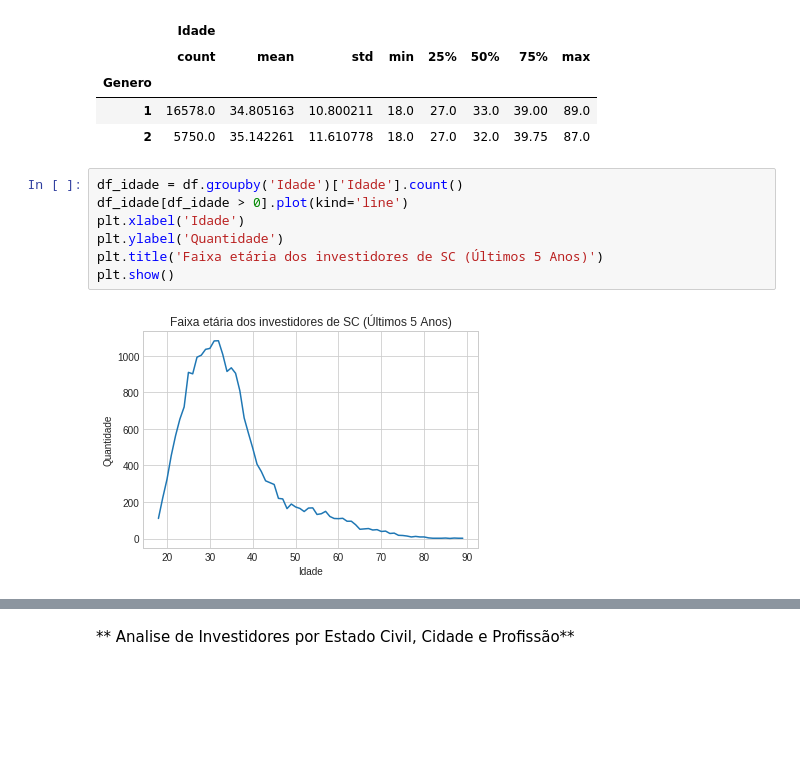
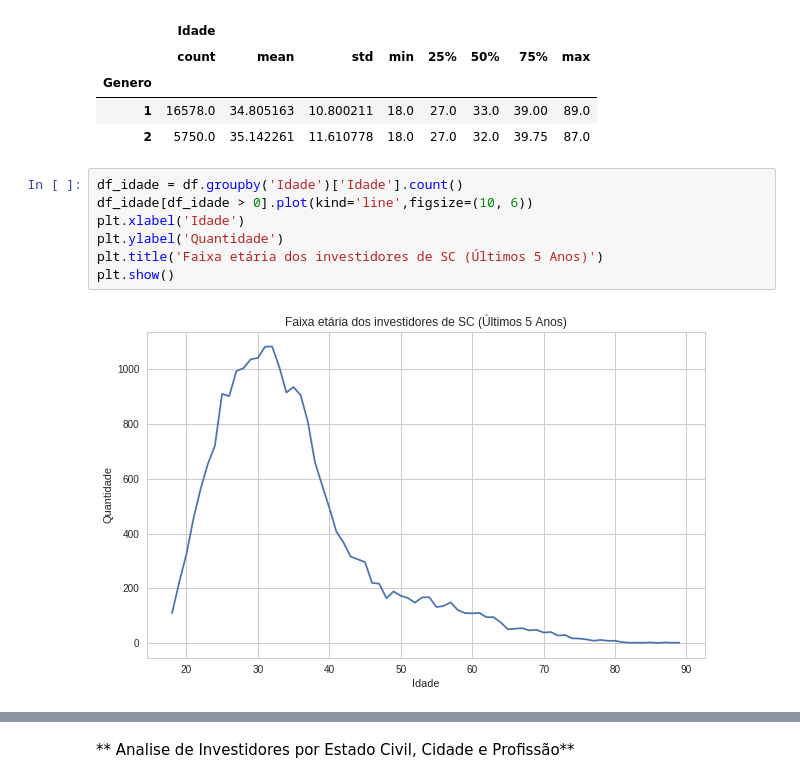
Before and after one commit to danielpiccoli1/notebooks-danielp, a Jupyter notebook: Trabalho_Final_Data_Science.ipynb, the cells around one changed output, grey strips where cells are left out. Drawn from its saved outputs; the diff is of its cells as text; blank space fills up the shorter version.

```diff
--- a/Trabalho_Final_Data_Science.ipynb
+++ b/Trabalho_Final_Data_Science.ipynb
@@ -197,13 +195,13 @@ df.groupby('Genero').describe()[['Idade']]
 | 2 | 5750.0 | 35.142261 | 11.610778 | 18.0 | 27.0 | 32.0 | 39.75 | 87.0 |
 # %%
 df_idade = df.groupby('Idade')['Idade'].count()
-df_idade[df_idade > 0].plot(kind='line')
+df_idade[df_idade > 0].plot(kind='line',figsize=(10, 6))
 plt.xlabel('Idade')
 plt.ylabel('Quantidade')
 plt.title('Faixa etária dos investidores de SC (Últimos 5 Anos)')
 plt.show()
 # %% [output]
-[figure, old version]
+[figure, new version]
 # %%
 g = df.groupby(['Idade','Genero'])
 i = g.count()
```
Also changed, not shown: parts of 12 cells of this notebook.
